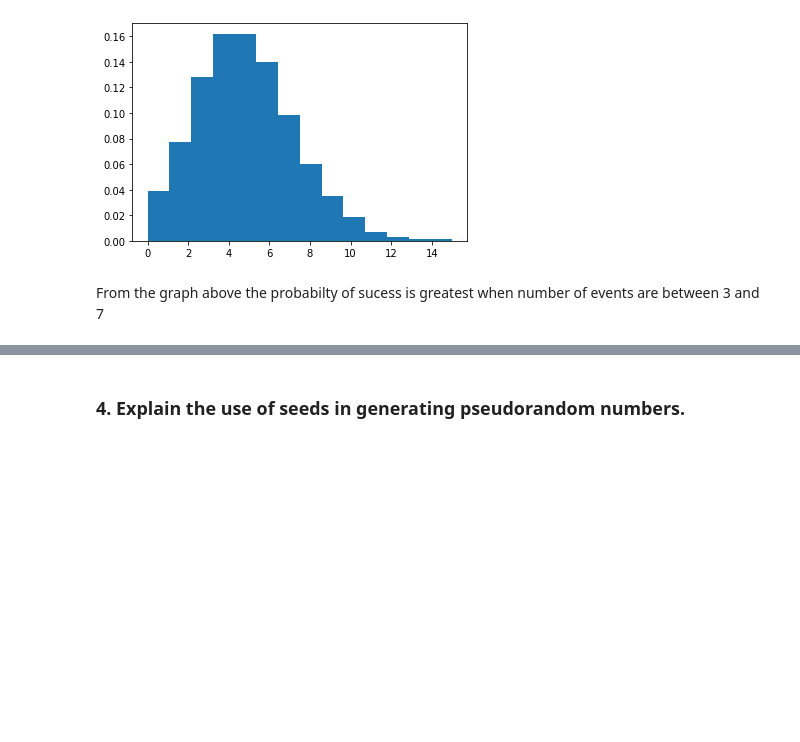
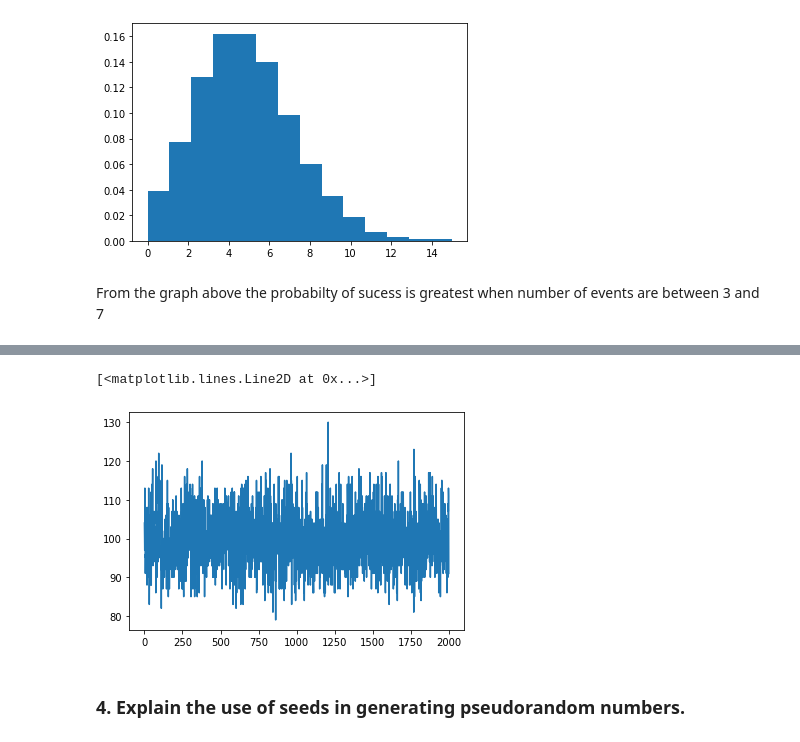
Before and after one commit to neadie/ProgrammingForDataAnalysisAssignment, a Jupyter notebook: ProgrammingForDataAnalysisProject.ipynb, the cells around one changed output, grey strips where cells are left out. Cells and saved outputs as stored; diff of their text form; code cells hidden in the pictures; blank space fills up the shorter version.

```diff
--- a/ProgrammingForDataAnalysisProject.ipynb
+++ b/ProgrammingForDataAnalysisProject.ipynb
@@ -378,3 +406,12 @@ From the graph above the probabilty of sucess is greatest when number of events
+# %%
+n =200  # number of trials
+p = .5  #  probability sucess of each trial
+s = np.random.binomial(n, p, 2000)
+# result of flipping 20 coins, tested 500 times.
+plt.plot(s)
+# %% [output]
+[<matplotlib.lines.Line2D at 0x...>]
+[figure, added]
 # %% [markdown]
 ### 4. Explain the use of seeds in generating pseudorandom numbers.
 # %% [markdown]
```
Also changed, not shown: parts of 8 cells of this notebook, 1 other file.
